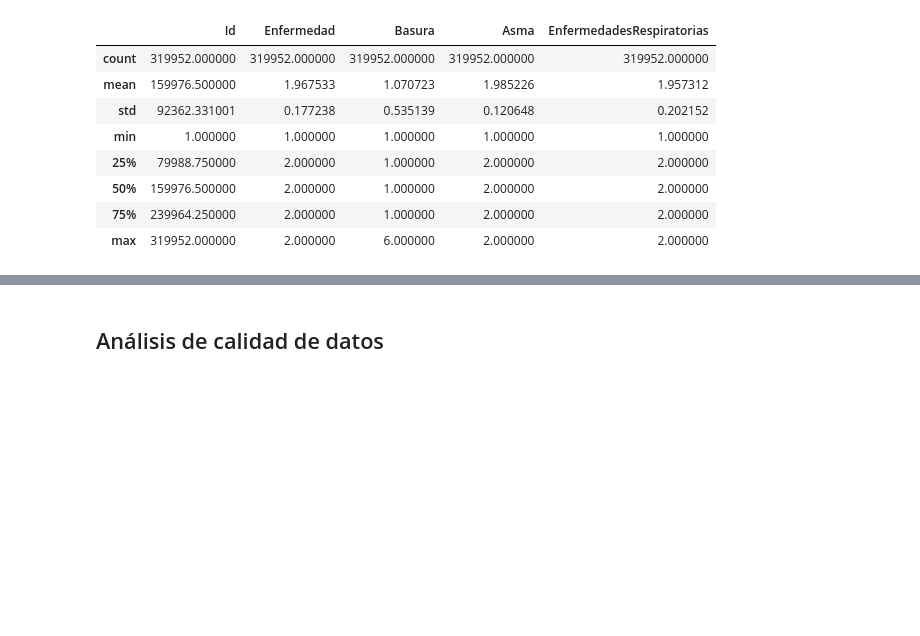
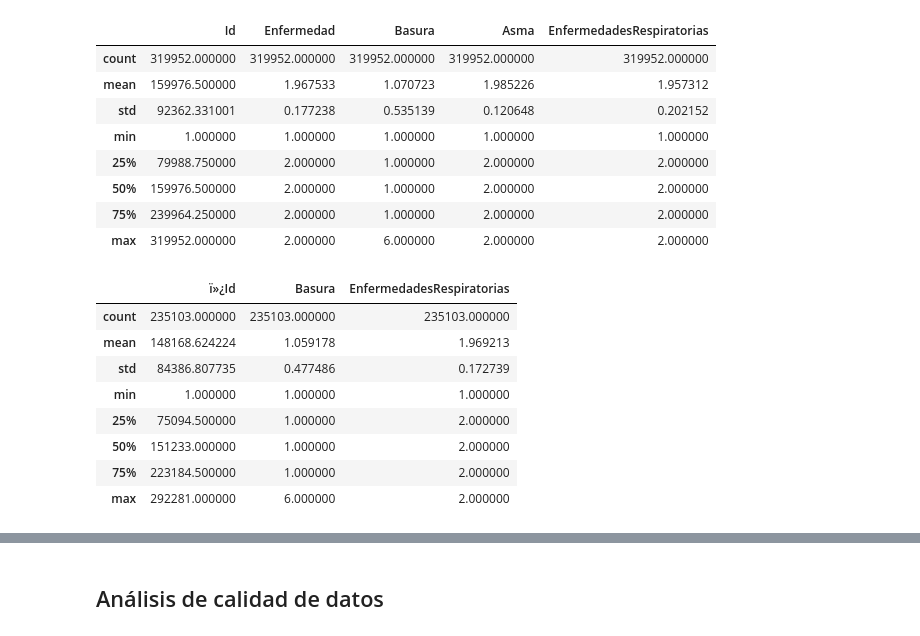
Before and after one commit to afborda20/proyecto2Bi2023, a Jupyter notebook: Proyecto2.ipynb, the cells around one changed output, grey strips where cells are left out. Cells and saved outputs as stored; diff of their text form; code cells hidden in the pictures; blank space fills up the shorter version.

```diff
--- a/Proyecto2.ipynb
+++ b/Proyecto2.ipynb
@@ -59,3 +102,15 @@ df_resp.describe()
 | 50% | 159976.500000 | 2.000000 | 1.000000 | 2.000000 | 2.000000 |
 | 75% | 239964.250000 | 2.000000 | 1.000000 | 2.000000 | 2.000000 |
 | max | 319952.000000 | 2.000000 | 6.000000 | 2.000000 | 2.000000 |
+# %%
+df_resp2021.describe()
+# %% [output]
+|  | ï»¿Id | Basura | EnfermedadesRespiratorias |
+| count | 235103.000000 | 235103.000000 | 235103.000000 |
+| mean | 148168.624224 | 1.059178 | 1.969213 |
+| std | 84386.807735 | 0.477486 | 0.172739 |
+| min | 1.000000 | 1.000000 | 1.000000 |
+| 25% | 75094.500000 | 1.000000 | 2.000000 |
+| 50% | 151233.000000 | 1.000000 | 2.000000 |
+| 75% | 223184.500000 | 1.000000 | 2.000000 |
+| max | 292281.000000 | 6.000000 | 2.000000 |
```
Also changed, not shown: parts of 36 cells of this notebook, 3 other files.
